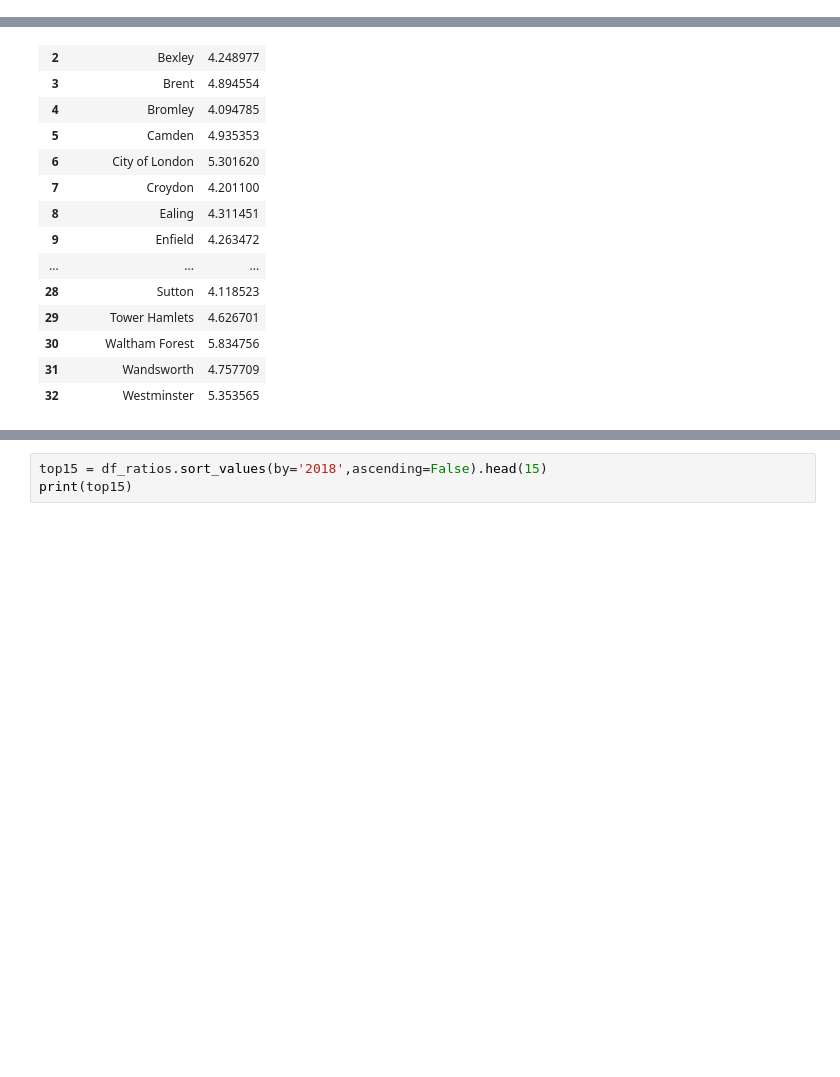
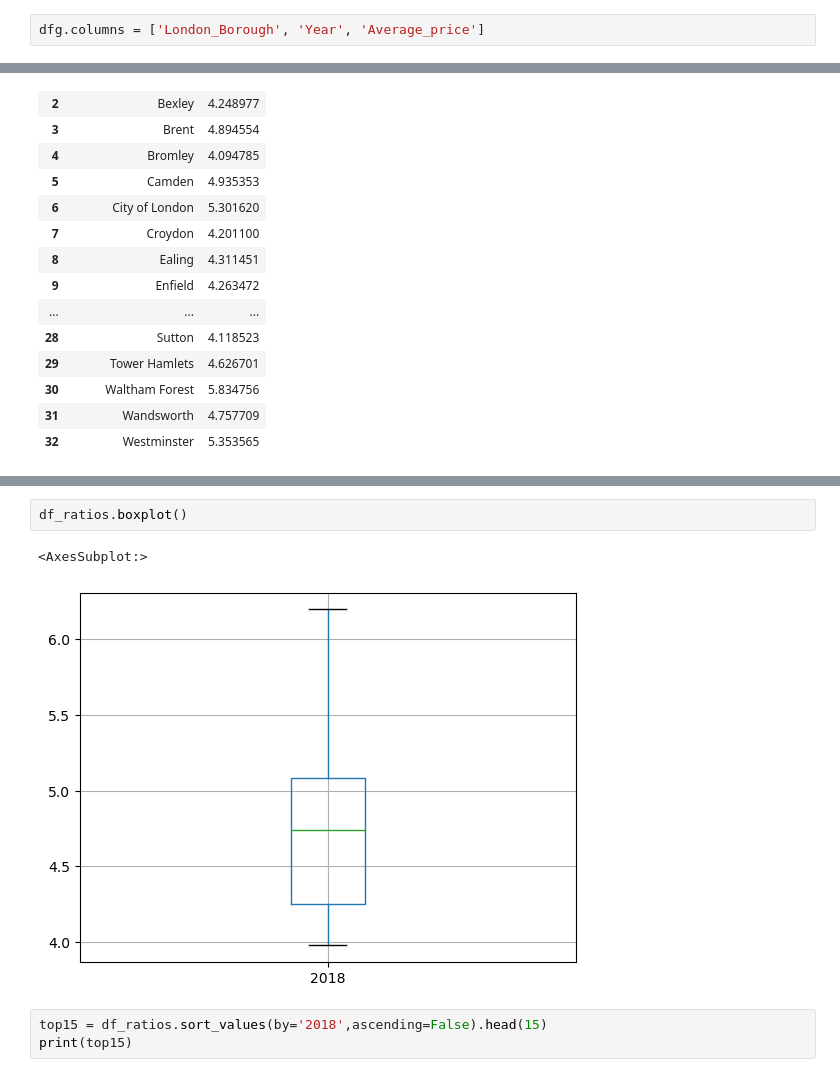
Before and after one commit to MarkL24/Springboard, a Jupyter notebook: Unit 4 Challenge Tier 3 Assignment.ipynb, the cells around one changed output, grey strips where cells are left out. Cells and saved outputs as stored; diff of their text form; blank space fills up the shorter version.

```diff
--- a/Unit 4 Challenge Tier 3 Assignment.ipynb
+++ b/Unit 4 Challenge Tier 3 Assignment.ipynb
@@ -603,3 +603,5 @@ dfg
 | 955 | Westminster | 2022 | 992720.395823 |
 | 956 | Westminster | 2023 | 905401.399100 |
 957 rows × 3 columns
+# %%
+dfg.columns = ['London_Borough', 'Year', 'Average_price']
@@ -724,3 +777,8 @@ df_ratios
+# %%
+df_ratios.boxplot()
+# %% [output]
+<AxesSubplot:>
+[figure, added]
 # %%
 top15 = df_ratios.sort_values(by='2018',ascending=False).head(15)
 print(top15)
```
Also changed, not shown: parts of 8 cells of this notebook.
